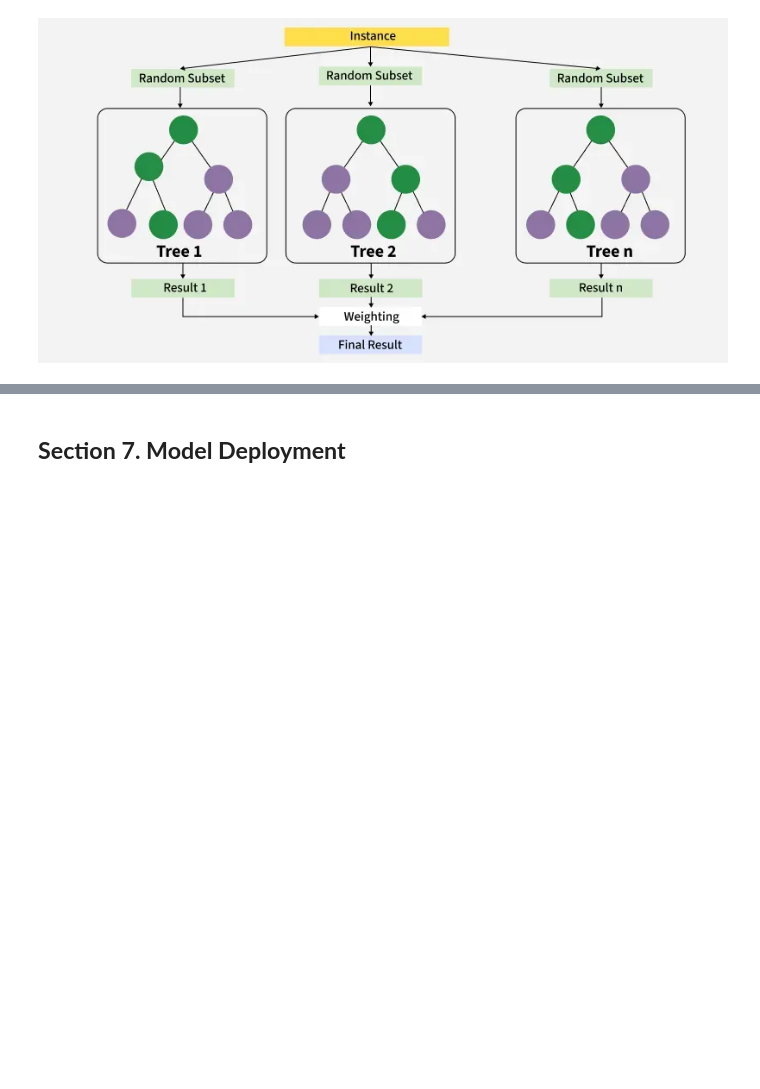
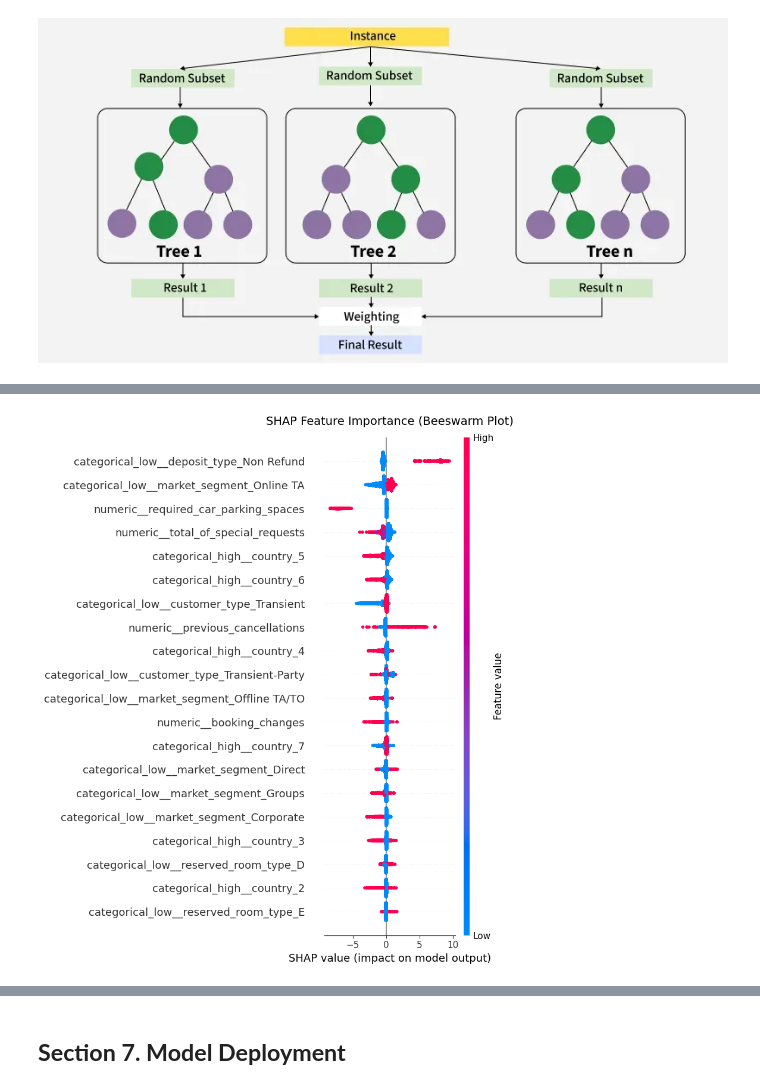
Before and after one commit to rafiandrianto/Capstone3, a Jupyter notebook: notebook/1.0-bdp-notebook.ipynb, the cells around one changed output, grey strips where cells are left out. Saved outputs shown, nothing was run; the diff lists cells and outputs as text; code cells hidden in the pictures; blank space fills up the shorter version.

Commit message:
SHAP, Model Deployment & Conclusion

```diff
--- a/notebook/1.0-bdp-notebook.ipynb
+++ b/notebook/1.0-bdp-notebook.ipynb
@@ -1561,0 +1580,16 @@ Pipeline(steps=[('preprocessing',
+# %%
+explainer = shap.TreeExplainer(best_model.named_steps['classifier'])
+x_test_transformed = best_model.named_steps['preprocessing'].transform(x_test)
+feature_names = best_model.named_steps['preprocessing'].get_feature_names_out()
+
+# Calculate SHAP values for test data
+shap_values = explainer(x_test_transformed)
+
+# Beeswarm Plot
+plt.figure(figsize=(10, 6))
+shap.summary_plot(shap_values, x_test_transformed, feature_names=feature_names, show=False)
+plt.title("SHAP Feature Importance (Beeswarm Plot)", fontsize=14, pad=15)
+plt.tight_layout()
+plt.show()
+# %% [output]
+[figure, added]
```
Also changed, not shown: parts of 37 cells of this notebook, 2 other files.
